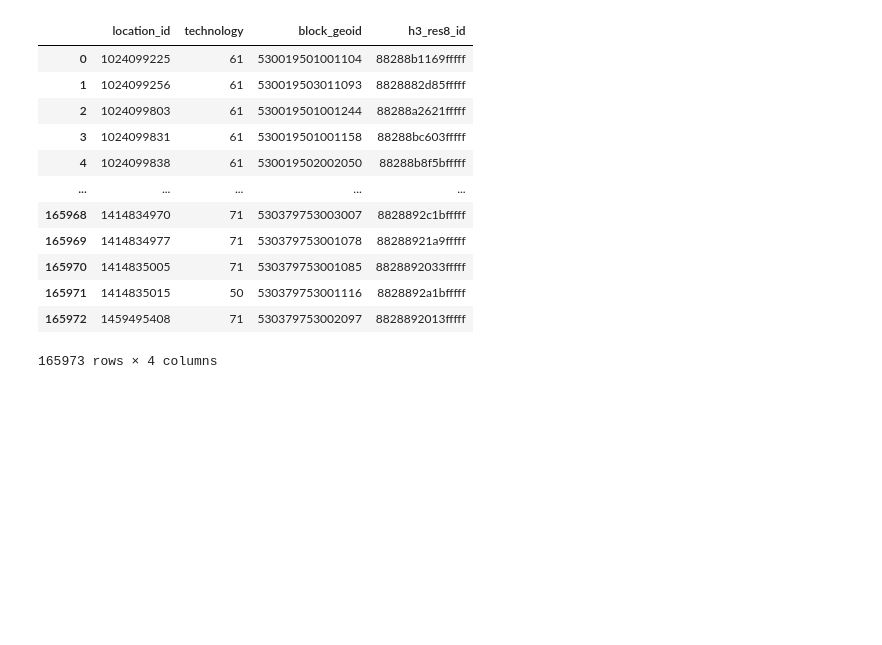
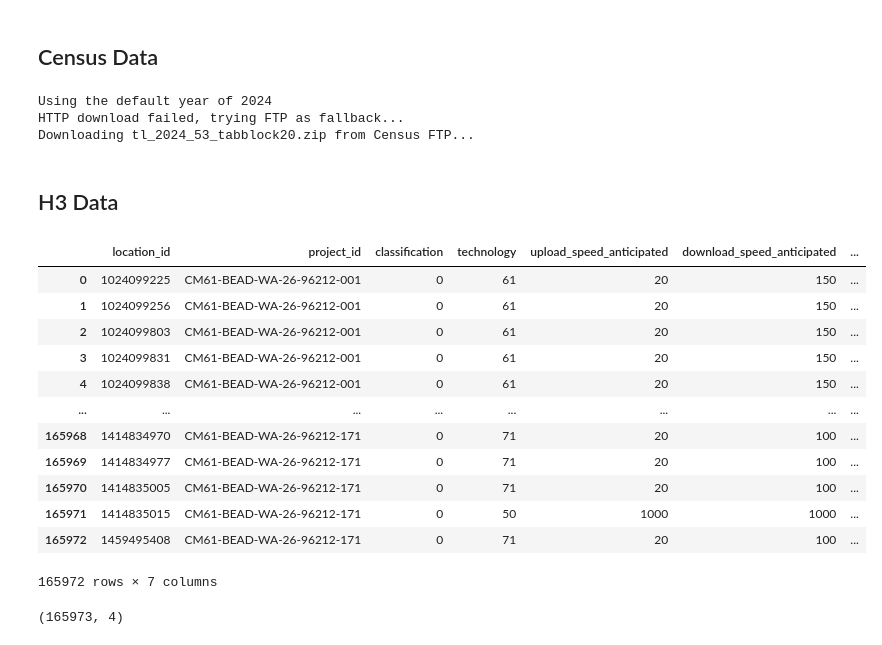
Before and after one commit to npappin-wsu/BroadbandDataQuickstart, a Jupyter notebook: Broadband_Data_Quickstart_Hour_1.ipynb, the cells around one changed output. Drawn from its saved outputs; the diff is of its cells as text; code cells hidden in the pictures; blank space fills up the shorter version.

```diff
--- a/Broadband_Data_Quickstart_Hour_1.ipynb
+++ b/Broadband_Data_Quickstart_Hour_1.ipynb
@@ -113,18 +144,34 @@ locationLookup
+# %% [markdown]
+## Census Data
+# %%
+washington = pygris.blocks(state='53')
+# %% [output]
+Using the default year of 2024
+HTTP download failed, trying FTP as fallback...
+Downloading tl_2024_53_tabblock20.zip from Census FTP...
+# %% [markdown]
+## H3 Data
 # %%
 fpLocations = pd.read_csv(pathlib.Path('data', 'fp_locations.csv'))
+# %%
+fpLocations.drop_duplicates()
+# %% [output]
+|  | location_id | project_id | classification | technology | upload_speed_anticipated | download_speed_anticipated | ... |
+| 0 | 1024099225 | CM61-BEAD-WA-26-96212-001 | 0 | 61 | 20 | 150 | ... |
+| 1 | 1024099256 | CM61-BEAD-WA-26-96212-001 | 0 | 61 | 20 | 150 | ... |
+| 2 | 1024099803 | CM61-BEAD-WA-26-96212-001 | 0 | 61 | 20 | 150 | ... |
+| 3 | 1024099831 | CM61-BEAD-WA-26-96212-001 | 0 | 61 | 20 | 150 | ... |
+| 4 | 1024099838 | CM61-BEAD-WA-26-96212-001 | 0 | 61 | 20 | 150 | ... |
+| ... | ... | ... | ... | ... | ... | ... | ... |
+| 165968 | 1414834970 | CM61-BEAD-WA-26-96212-171 | 0 | 71 | 20 | 100 | ... |
+| 165969 | 1414834977 | CM61-BEAD-WA-26-96212-171 | 0 | 71 | 20 | 100 | ... |
+| 165970 | 1414835005 | CM61-BEAD-WA-26-96212-171 | 0 | 71 | 20 | 100 | ... |
+| 165971 | 1414835015 | CM61-BEAD-WA-26-96212-171 | 0 | 50 | 1000 | 1000 | ... |
+| 165972 | 1459495408 | CM61-BEAD-WA-26-96212-171 | 0 | 71 | 20 | 100 | ... |
+165972 rows × 7 columns
 # %%
-fpLocations[['location_id', 'technology']].merge(locationLookup, how='left', on='location_id')
+locations = fpLocations[['location_id', 'technology']].merge(locationLookup, how='left', on='location_id')
-# %% [output]
-|  | location_id | technology | block_geoid | h3_res8_id |
-| 0 | 1024099225 | 61 | 530019501001104 | 88288b1169fffff |
-| 1 | 1024099256 | 61 | 530019503011093 | 8828882d85fffff |
-| 2 | 1024099803 | 61 | 530019501001244 | 88288a2621fffff |
-| 3 | 1024099831 | 61 | 530019501001158 | 88288bc603fffff |
-| 4 | 1024099838 | 61 | 530019502002050 | 88288b8f5bfffff |
-| ... | ... | ... | ... | ... |
-| 165968 | 1414834970 | 71 | 530379753003007 | 8828892c1bfffff |
-| 165969 | 1414834977 | 71 | 530379753001078 | 88288921a9fffff |
-| 165970 | 1414835005 | 71 | 530379753001085 | 8828892033fffff |
-| 165971 | 1414835015 | 50 | 530379753001116 | 8828892a1bfffff |
-| 165972 | 1459495408 | 71 | 530379753002097 | 8828892013fffff |
-165973 rows × 4 columns
+# %%
+locations.shape
+# %% [output]
+(165973, 4)
```
Also changed, not shown: parts of 19 cells of this notebook.
